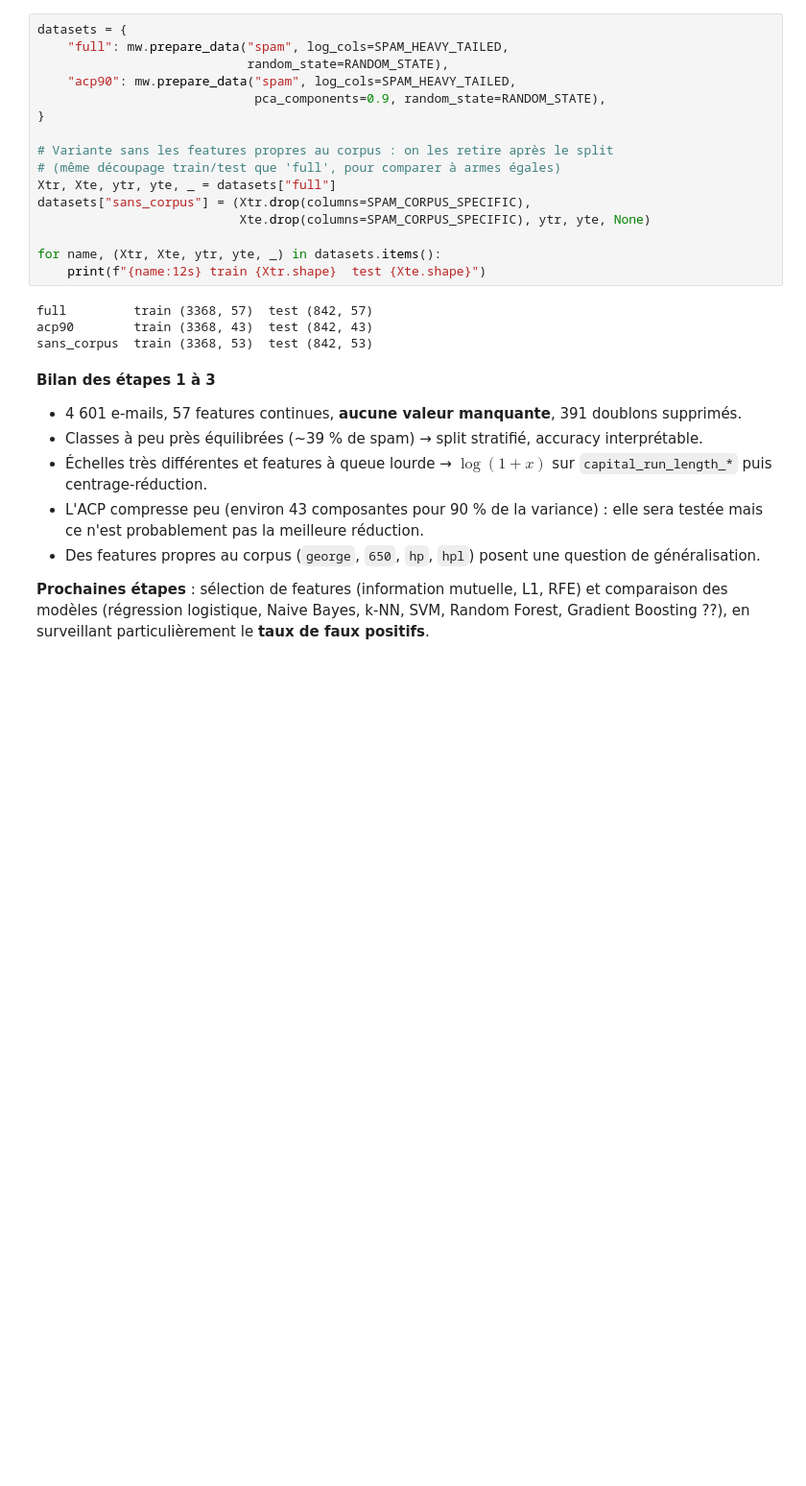
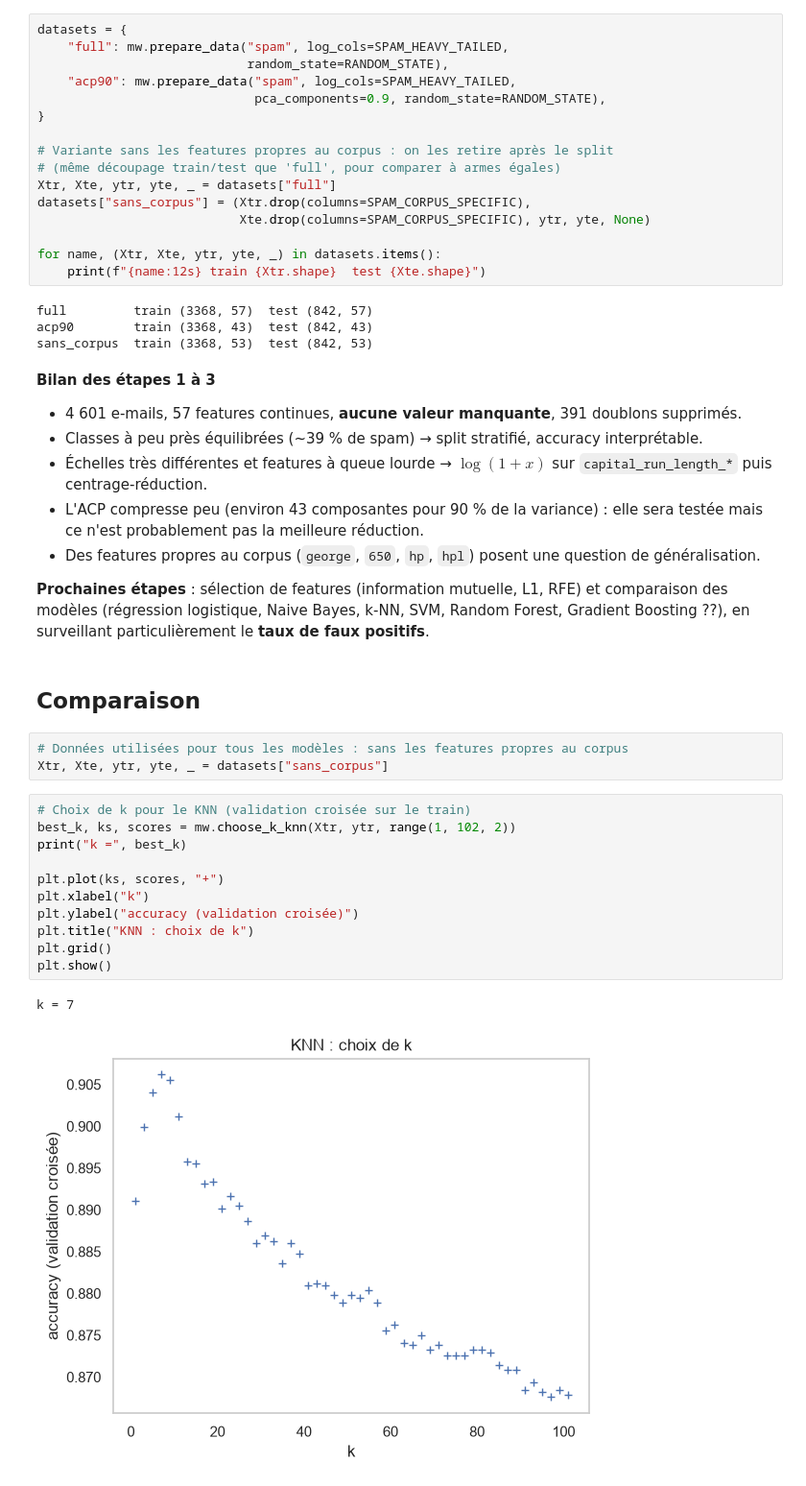
Before and after one commit to PierreGUTTIEREZ/Project_Machine-Learning_Semester-1, a Jupyter notebook: spambase.ipynb, the cells around one changed output. Shown at 96% size. Saved outputs shown, nothing was run; the diff lists cells and outputs as text; blank space fills up the shorter version.

```diff
--- a/spambase.ipynb
+++ b/spambase.ipynb
@@ -285,3 +285,22 @@ sans_corpus  train (3368, 53)  test (842, 53)
 - Des features propres au corpus (`george`, `650`, `hp`, `hpl`) posent une question de généralisation.
 
 **Prochaines étapes** : sélection de features (information mutuelle, L1, RFE) et comparaison des modèles (régression logistique, Naive Bayes, k-NN, SVM, Random Forest, Gradient Boosting ??), en surveillant particulièrement le **taux de faux positifs**.
+# %% [markdown]
+## Comparaison
+# %%
+# Données utilisées pour tous les modèles : sans les features propres au corpus
+Xtr, Xte, ytr, yte, _ = datasets["sans_corpus"]
+# %%
+# Choix de k pour le KNN (validation croisée sur le train)
+best_k, ks, scores = mw.choose_k_knn(Xtr, ytr, range(1, 102, 2))
+print("k =", best_k)
+
+plt.plot(ks, scores, "+")
+plt.xlabel("k")
+plt.ylabel("accuracy (validation croisée)")
+plt.title("KNN : choix de k")
+plt.grid()
+plt.show()
+# %% [output]
+k = 7
+[figure, added]
```
Also changed, not shown: parts of 4 cells of this notebook, 1 other file.
